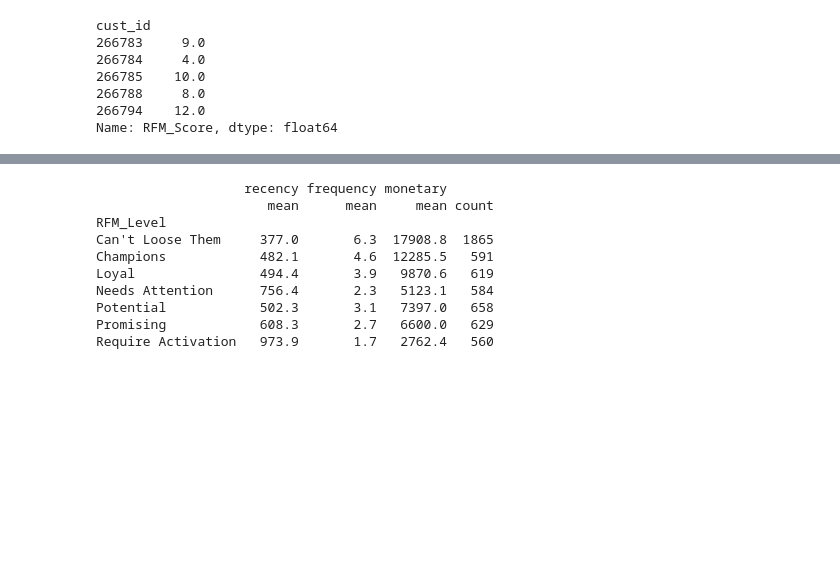
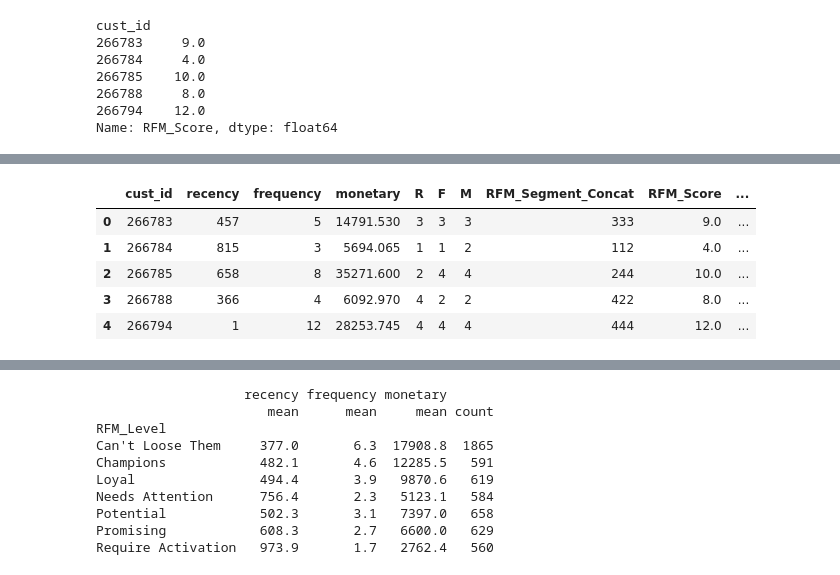
Before and after one commit to AlessandraMonaco/Visual-Analytics, a Jupyter notebook: src/app.ipynb, the cells around one changed output, grey strips where cells are left out. Cells and saved outputs as stored; diff of their text form; code cells hidden in the pictures; blank space fills up the shorter version.

```diff
--- a/src/app.ipynb
+++ b/src/app.ipynb
@@ -377,3 +377,13 @@ rfm.head()
 | 266785 | 658 | 8 | 35271.600 | 2 | 4 | 4 | 244 | 10.0 | Can't Loose Them |
 | 266788 | 366 | 4 | 6092.970 | 4 | 2 | 2 | 422 | 8.0 | Champions |
 | 266794 | 1 | 12 | 28253.745 | 4 | 4 | 4 | 444 | 12.0 | Can't Loose Them |
+# %%
+rfm.reset_index(inplace=True)
+rfm.head()
+# %% [output]
+|  | cust_id | recency | frequency | monetary | R | F | M | RFM_Segment_Concat | RFM_Score | ... |
+| 0 | 266783 | 457 | 5 | 14791.530 | 3 | 3 | 3 | 333 | 9.0 | ... |
+| 1 | 266784 | 815 | 3 | 5694.065 | 1 | 1 | 2 | 112 | 4.0 | ... |
+| 2 | 266785 | 658 | 8 | 35271.600 | 2 | 4 | 4 | 244 | 10.0 | ... |
+| 3 | 266788 | 366 | 4 | 6092.970 | 4 | 2 | 2 | 422 | 8.0 | ... |
+| 4 | 266794 | 1 | 12 | 28253.745 | 4 | 4 | 4 | 444 | 12.0 | ... |
```
Also changed, not shown: parts of 2 cells of this notebook, 10 other files.
